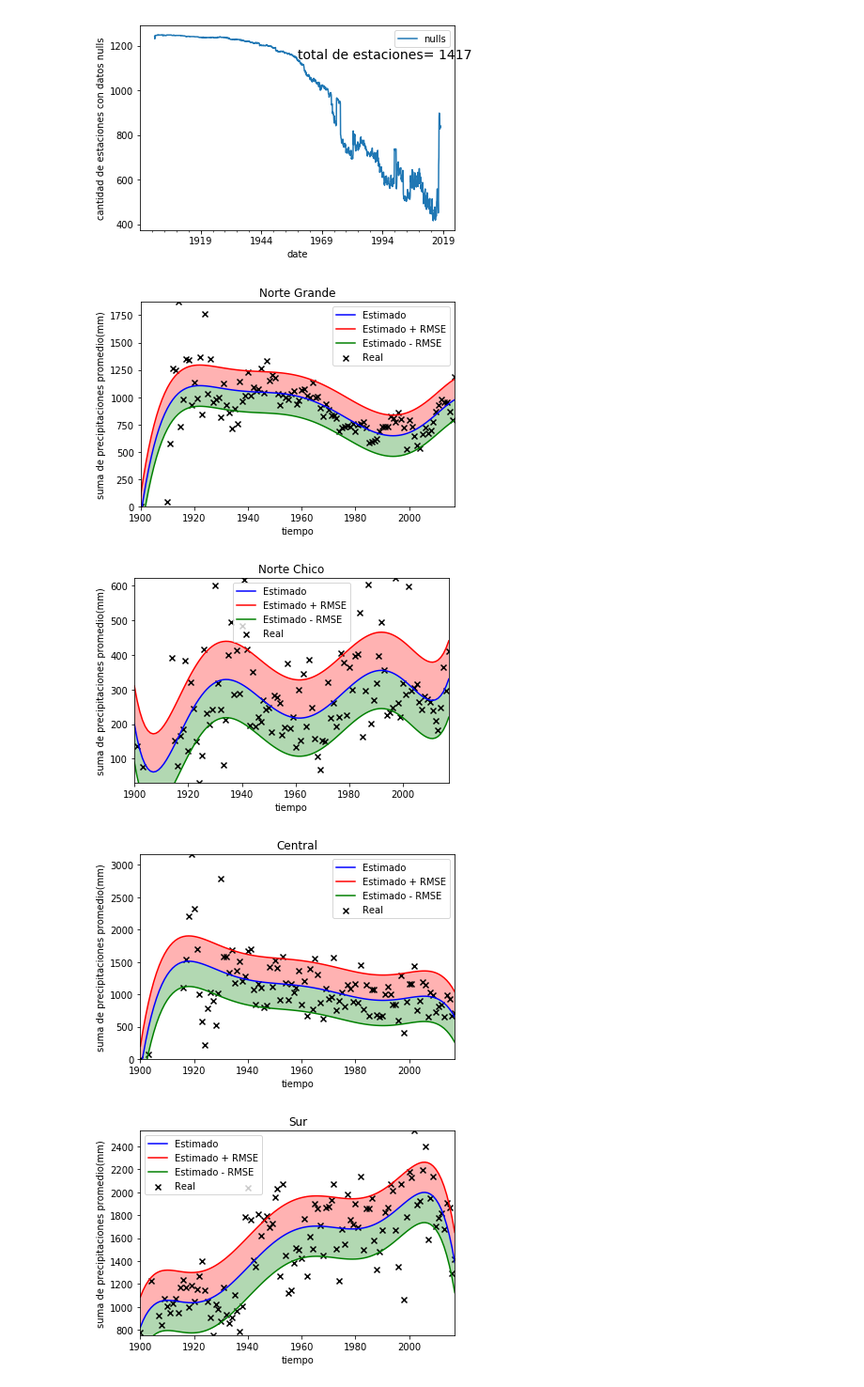
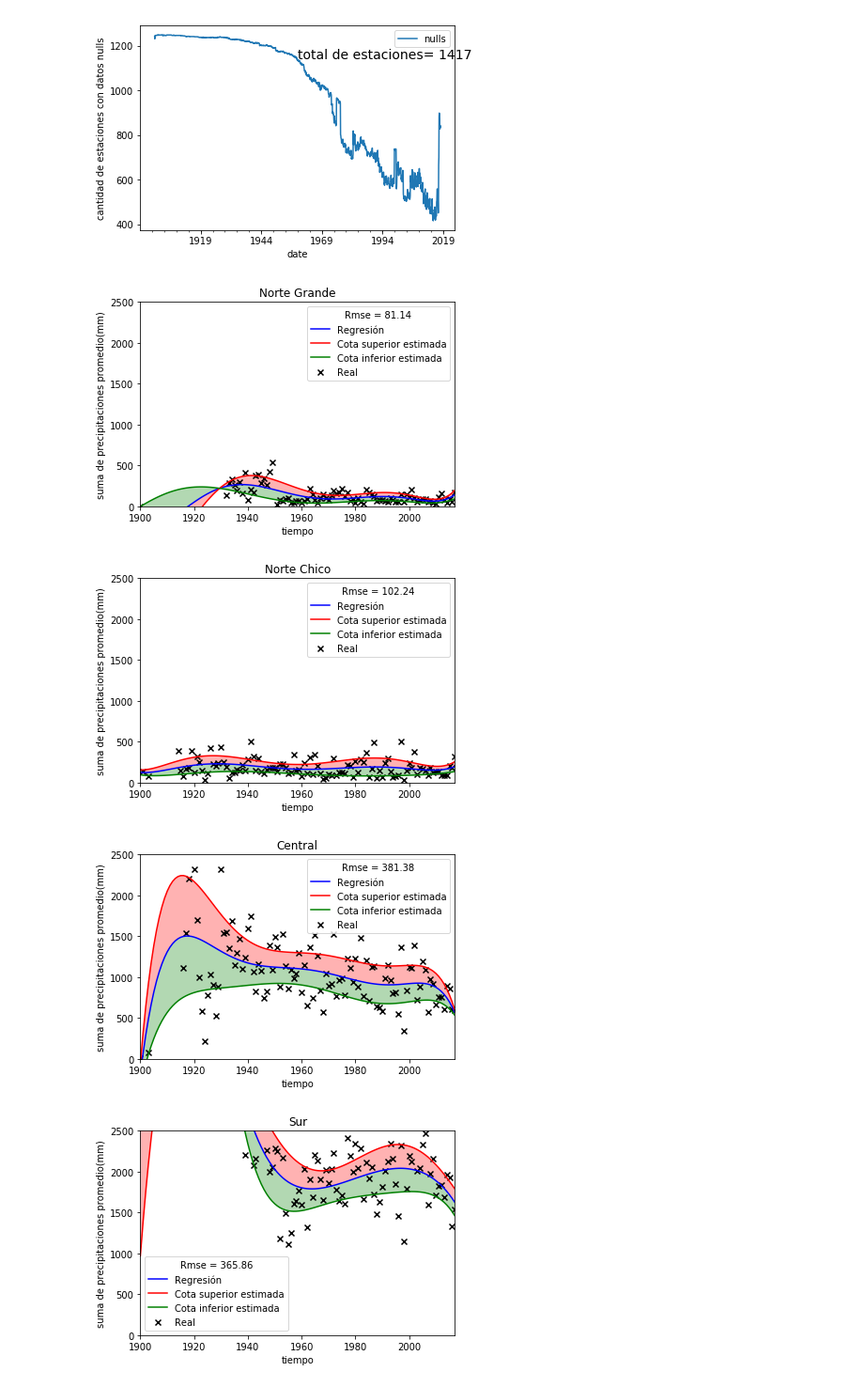
Before and after one commit to daaguirr/Proyecto_Visualiza, a Jupyter notebook: notebooks/notebook.ipynb, the cells around one changed output. Shown at 94% size. Cells and saved outputs as stored; diff of their text form; code cells hidden in the pictures.

```diff
--- a/notebooks/notebook.ipynb
+++ b/notebooks/notebook.ipynb
@@ -77,6 +77,7 @@ def str_region(n):
     else:
         return "Antartica"
 # %%
+table = table[table.index.map(lambda x: x.isdigit())]
 zona = table[['latitud', 'longitud']].apply(lambda x: region(x['latitud'], x['longitud']), axis=1)
 table['zona'] = zona
 import sys
@@ -88,8 +89,15 @@ def groupByYear(row):
     return gby #sys.exit(0)
 
 
+
+#table = table.reset_index()
+#print(table.index.values)
+
+
+
+
 gb = table[table.columns.values[14:]].groupby(['zona'], axis=0)
-final = gb.apply(lambda x: x[14:].mean())
+final = gb.apply(lambda x: x[:-1].mean())
 final.index = final['zona']
 final = final.drop(['zona'], axis=1)
 final.columns = final.columns.map(lambda x: pd.Period(x))
@@ -99,6 +107,9 @@ from scipy import interpolate
 
 def rmse(predictions, targets):
     return np.sqrt(((predictions - targets) ** 2).mean())
+
+
+
 
 for i, row in bby.iterrows():
     # axn = row[:-1].plot()
@@ -109,40 +120,43 @@ for i, row in bby.iterrows():
     row = row[row > 0]
 
     z = np.polyfit(row.index, row.values,deg)
     f = np.poly1d(z)
     c1 = f(row.index)
 
     xt = row.index
-    error = rmse(c1,row.values)
+    ecm = rmse(c1,row.values)
+    error = np.abs(c1 - row.values)
+
     c2 = c1 + error
     c3 = c1-error
 
     z1 = np.polyfit(xt, c2,deg)
     f1 = np.poly1d(z1)
 
     z2 = np.polyfit(xt,c3,deg)
     f2 = np.poly1d(z2)
 
     c4 = f1(full)
     c5 = f2(full)
 
-    plt.plot(full,f(full),color = "b", label = "Estimado")
-    plt.plot(full,c4,color = "red" , label = "Estimado + RMSE")
-    plt.plot(full,c5,color = "green", label = "Estimado - RMSE")
+    plt.plot(full,f(full),color = "b", label = "Regresión")
+    plt.plot(full,c4,color = "red" , label = "Cota superior estimada")
+    plt.plot(full,c5,color = "green", label = "Cota inferior estimada")
 
     plt.fill_between(full, f(full), c4, facecolor='red', interpolate=True,alpha = 0.3)
     plt.fill_between(full, f(full), c5, facecolor='green', interpolate=True, alpha = 0.3)
 
     plt.scatter(xt,row.values, marker = 'x', color="black", label = "Real")
 
     plt.title(str_region(i))
-    plt.axis((full.min(), full.max(), row.values.min(),row.values.max()))
-    plt.legend()
+    #plt.axis((full.min(), full.max(), row.values.min(),row.values.max()))
+    plt.axis((full.min(), full.max(), 0,2500))
+    plt.legend(title = f"Rmse = {ecm:.2f}")
     plt.xlabel("tiempo")
     plt.ylabel("suma de precipitaciones promedio(mm)")
     plt.show()
 # %% [output]
-[figure, old version]
+[figure, new version]
-[figure, old version]
+[figure, new version]
-[figure, old version]
+[figure, new version]
-[figure, old version]
+[figure, new version]
```
Also changed, not shown: parts of 5 cells of this notebook.
